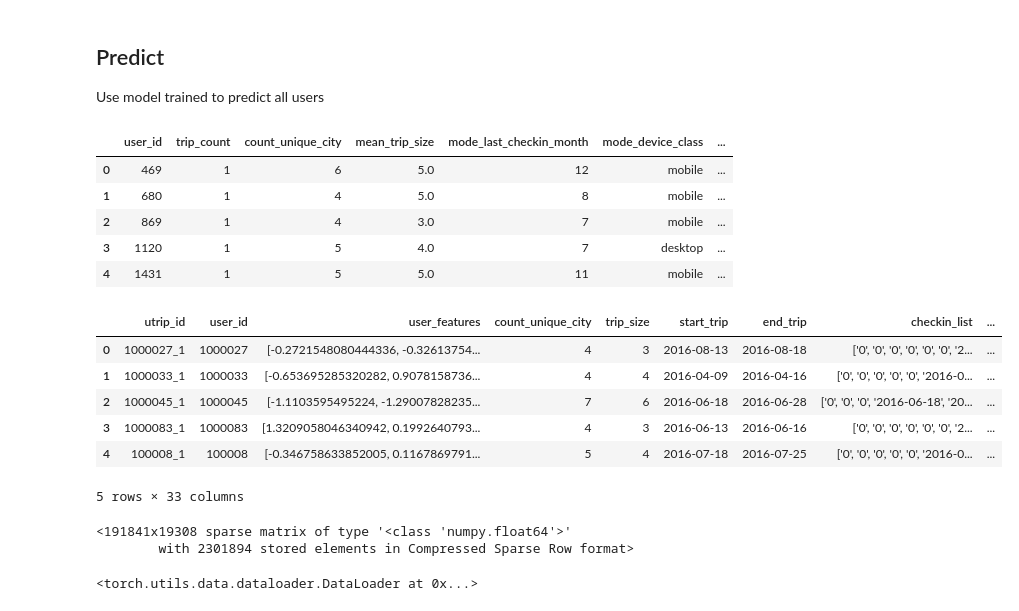
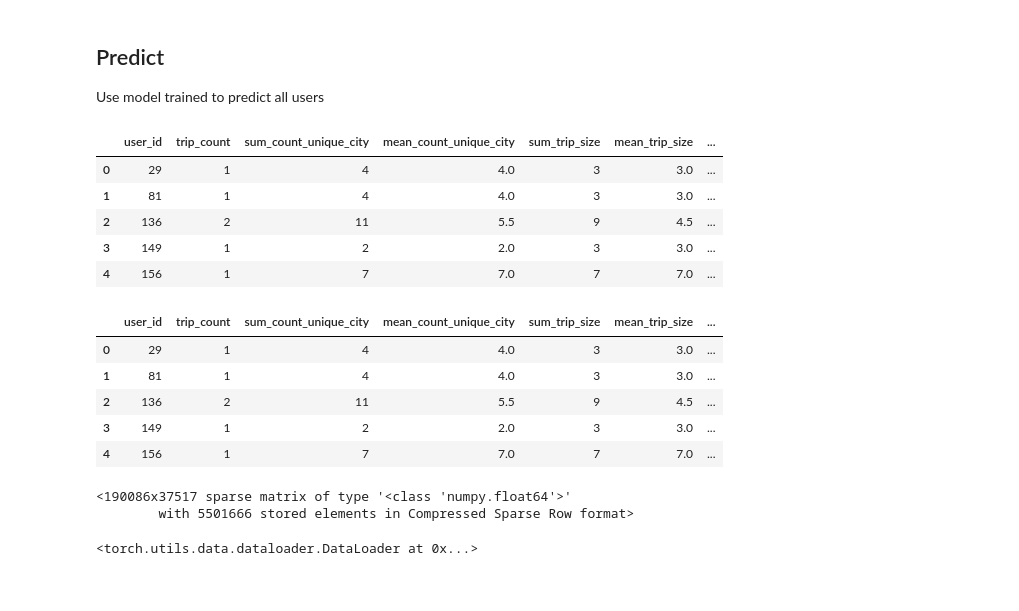
Before and after one commit to marlesson/booking_challenge, a Jupyter notebook: notebook/User Encoder - AutoEncoder.ipynb, the cells around one changed output. Cells and saved outputs as stored; diff of their text form; code cells hidden in the pictures.

```diff
--- a/notebook/User Encoder - AutoEncoder.ipynb
+++ b/notebook/User Encoder - AutoEncoder.ipynb
@@ -17,10 +17,18 @@ sns.set_theme(style="ticks")
 # %% [markdown]
 ## Dataset
 # %%
-df_trip = pd.read_csv('../output/booking/dataset/train_0.1_10.csv',parse_dates=['start_trip', 'last_checkin'])
-df_trip['start_trip_month'] = df_trip['start_trip'].dt.month
-df_trip['last_checkin_month'] = df_trip['last_checkin'].dt.month
+def read_dataset(path):
+    df_trip = pd.read_csv(path,parse_dates=['start_trip', 'last_checkin'])
+    df_trip['start_trip_month'] = df_trip['start_trip'].dt.month
+    df_trip['last_checkin_month'] = df_trip['last_checkin'].dt.month
 
-
+    for c in ['city_id_list',
+                'device_class_list',
+                'affiliate_id_list',
+                'booker_country_list',
+                'hotel_country_list']:
+        df_trip[c] = df_trip[c].apply(eval)
+    return df_trip.sort_values('start_trip')
+df_trip = read_dataset('../output/booking/dataset/train_0.1_10.csv')
 df_trip.head()
 # %% [output]
@@ -388,38 +499,51 @@ Use model trained to predict all users
 #df_user = group_by_trip(df_trip)
 #
 # %%
-df_test_trip = pd.read_csv('../output/booking/dataset/test_0.1_10.csv',parse_dates=['start_trip', 'last_checkin'])
-df_test_trip['start_trip_month'] = df_test_trip['start_trip'].dt.month
-df_test_trip['last_checkin_month'] = df_test_trip['last_checkin'].dt.month
+# df_test_trip = pd.read_csv('../output/booking/dataset/test_0.1_10.csv',parse_dates=['start_trip', 'last_checkin'])
+# df_test_trip['start_trip_month'] = df_test_trip['start_trip'].dt.month
+# df_test_trip['last_checkin_month'] = df_test_trip['last_checkin'].dt.month
 
+# for c in ['city_id_list',
+#             'device_class_list',
+#             'affiliate_id_list',
+#             'booker_country_list',
+#             'hotel_country_list']:
+#     df_test_trip[c] = df_test_trip[c].apply(eval)
 
-df_user_trip = group_by_trip(df_test_trip)
-df_user_trip.sort_index()
-df_user_trip.head()
+df_test_trip = read_dataset('../output/booking/dataset/test_0.1_10.csv')
+
+#    return df_trip.sort_values('start_trip')
+#df_trip = read_dataset('../output/booking/dataset/train_0.1_10.csv')
+#df_trip.head()
+df_test_trip = pd.concat([df_trip, df_test_trip]).sort_values('start_trip')
+
+df_test_trip = group_by_trip(df_test_trip)
+df_test_trip.sort_index()
+df_test_trip.head()
 # %% [output]
-|  | user_id | trip_count | count_unique_city | mean_trip_size | mode_last_checkin_month | mode_device_class | ... |
-| 0 | 469 | 1 | 6 | 5.0 | 12 | mobile | ... |
-| 1 | 680 | 1 | 4 | 5.0 | 8 | mobile | ... |
-| 2 | 869 | 1 | 4 | 3.0 | 7 | mobile | ... |
-| 3 | 1120 | 1 | 5 | 4.0 | 7 | desktop | ... |
-| 4 | 1431 | 1 | 5 | 5.0 | 11 | mobile | ... |
+|  | user_id | trip_count | sum_count_unique_city | mean_count_unique_city | sum_trip_size | mean_trip_size | ... |
+| 0 | 29 | 1 | 4 | 4.0 | 3 | 3.0 | ... |
+| 1 | 81 | 1 | 4 | 4.0 | 3 | 3.0 | ... |
+| 2 | 136 | 2 | 11 | 5.5 | 9 | 4.5 | ... |
+| 3 | 149 | 1 | 2 | 2.0 | 3 | 3.0 | ... |
+| 4 | 156 | 1 | 7 | 7.0 | 7 | 7.0 | ... |
 # %%
-df_trip.head()
+df_test_trip.head()
 # %% [output]
-|  | utrip_id | user_id | user_features | count_unique_city | trip_size | start_trip | end_trip | checkin_list | ... |
-| 0 | 1000027_1 | 1000027 | [-0.2721548080444336, -0.32613754... | 4 | 3 | 2016-08-13 | 2016-08-18 | ['0', '0', '0', '0', '0', '0', '2... | ... |
-| 1 | 1000033_1 | 1000033 | [-0.653695285320282, 0.9078158736... | 4 | 4 | 2016-04-09 | 2016-04-16 | ['0', '0', '0', '0', '0', '2016-0... | ... |
-| 2 | 1000045_1 | 1000045 | [-1.1103595495224, -1.29007828235... | 7 | 6 | 2016-06-18 | 2016-06-28 | ['0', '0', '0', '2016-06-18', '20... | ... |
-| 3 | 1000083_1 | 1000083 | [1.3209058046340942, 0.1992640793... | 4 | 3 | 2016-06-13 | 2016-06-16 | ['0', '0', '0', '0', '0', '0', '2... | ... |
-| 4 | 100008_1 | 100008 | [-0.346758633852005, 0.1167869791... | 5 | 4 | 2016-07-18 | 2016-07-25 | ['0', '0', '0', '0', '0', '2016-0... | ... |
+|  | user_id | trip_count | sum_count_unique_city | mean_count_unique_city | sum_trip_size | mean_trip_size | ... |
+| 0 | 29 | 1 | 4 | 4.0 | 3 | 3.0 | ... |
+| 1 | 81 | 1 | 4 | 4.0 | 3 | 3.0 | ... |
+| 2 | 136 | 2 | 11 | 5.5 | 9 | 4.5 | ... |
+| 3 | 149 | 1 | 2 | 2.0 | 3 | 3.0 | ... |
+| 4 | 156 | 1 | 7 | 7.0 | 7 | 7.0 | ... |
-5 rows × 33 columns
 # %%
-df_all = pd.concat([df_user, df_user_trip])
+#df_all = pd.concat([df_user, df_test_trip])
+df_all = df_test_trip
 df_all_transform  = col_transform.transform(df_all)
 df_all_transform
 # %% [output]
-<191841x19308 sparse matrix of type '<class 'numpy.float64'>'
-        with 2301894 stored elements in Compressed Sparse Row format>
+<190086x37517 sparse matrix of type '<class 'numpy.float64'>'
+        with 5501666 stored elements in Compressed Sparse Row format>
 # %%
 predict_loader = torch.utils.data.DataLoader(Dataset(df_all_transform), batch_size=batch_size, num_workers=0)
 predict_loader
```
Also changed, not shown: parts of 30 cells of this notebook, 4 other files.
